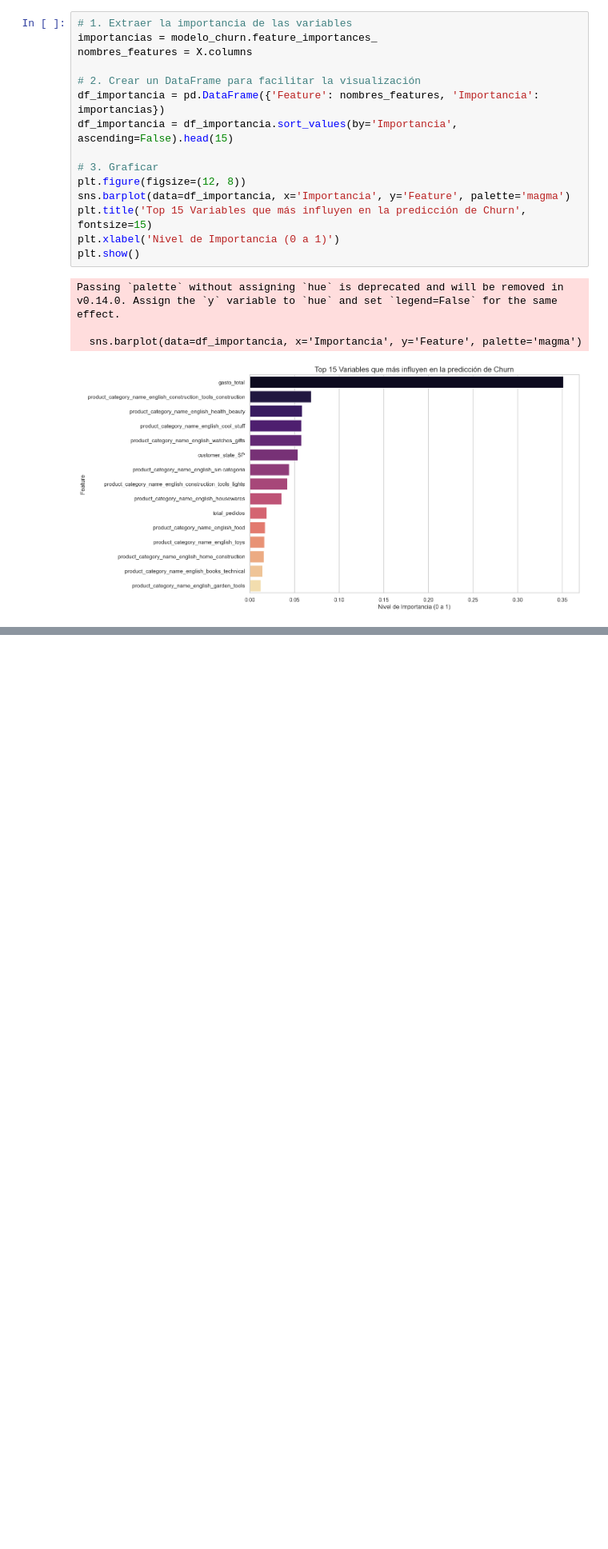
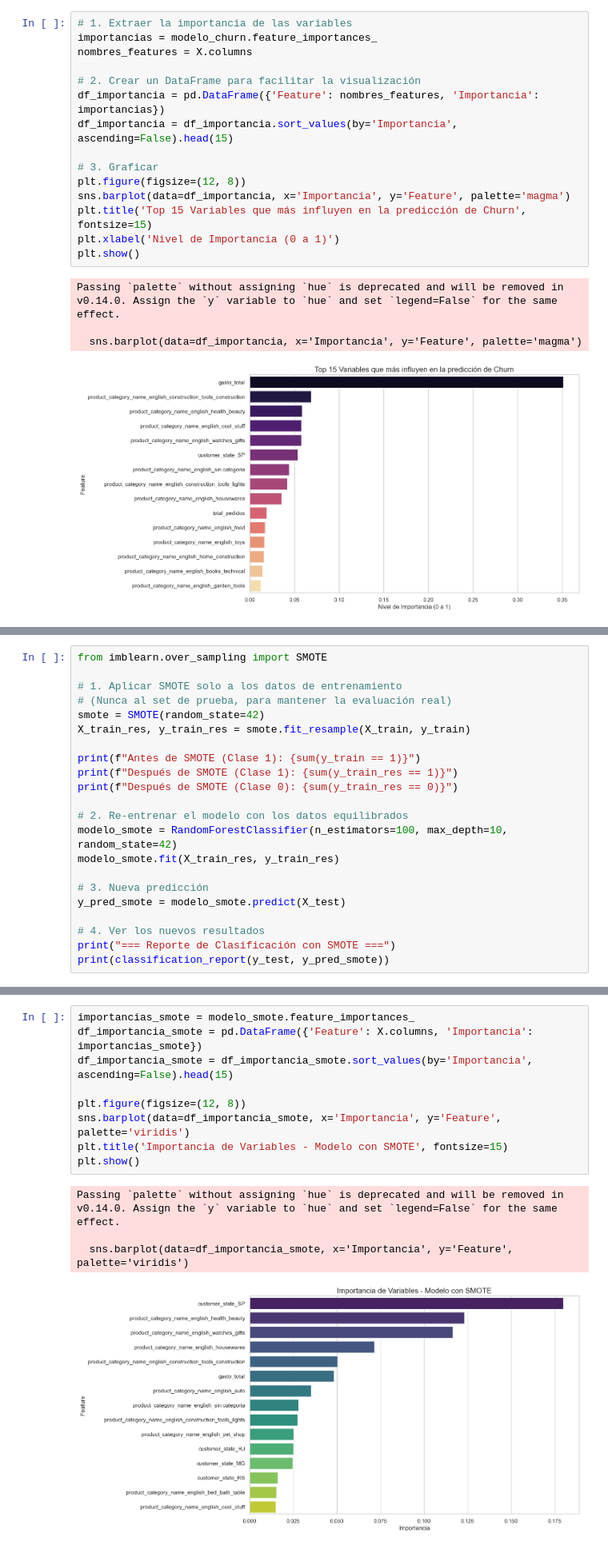
Before and after one commit to wilhayla/THE_HATCH_DATA_SCIENCE_OLIST_CHALLENGE, a Jupyter notebook: notbooks/02_feature_engineering.ipynb, the cells around one changed output, grey strips where cells are left out. Shown at 80% size. Drawn from its saved outputs; the diff is of its cells as text; blank space fills up the shorter version.

Commit message:
Codigo para reentranar al modelo con la tecnica de SMOTE

```diff
--- a/notbooks/02_feature_engineering.ipynb
+++ b/notbooks/02_feature_engineering.ipynb
@@ -835,0 +838,22 @@ Passing `palette` without assigning `hue` is deprecated and will be removed in v
+# %%
+from imblearn.over_sampling import SMOTE
+
+# 1. Aplicar SMOTE solo a los datos de entrenamiento
+# (Nunca al set de prueba, para mantener la evaluación real)
+smote = SMOTE(random_state=42)
+X_train_res, y_train_res = smote.fit_resample(X_train, y_train)
+
+print(f"Antes de SMOTE (Clase 1): {sum(y_train == 1)}")
+print(f"Después de SMOTE (Clase 1): {sum(y_train_res == 1)}")
+print(f"Después de SMOTE (Clase 0): {sum(y_train_res == 0)}")
+
+# 2. Re-entrenar el modelo con los datos equilibrados
+modelo_smote = RandomForestClassifier(n_estimators=100, max_depth=10, random_state=42)
+modelo_smote.fit(X_train_res, y_train_res)
+
+# 3. Nueva predicción
+y_pred_smote = modelo_smote.predict(X_test)
+
+# 4. Ver los nuevos resultados
+print("=== Reporte de Clasificación con SMOTE ===")
+print(classification_report(y_test, y_pred_smote))
@@ -835,0 +873,14 @@ Passing `palette` without assigning `hue` is deprecated and will be removed in v
+# %%
+importancias_smote = modelo_smote.feature_importances_
+df_importancia_smote = pd.DataFrame({'Feature': X.columns, 'Importancia': importancias_smote})
+df_importancia_smote = df_importancia_smote.sort_values(by='Importancia', ascending=False).head(15)
+
+plt.figure(figsize=(12, 8))
+sns.barplot(data=df_importancia_smote, x='Importancia', y='Feature', palette='viridis')
+plt.title('Importancia de Variables - Modelo con SMOTE', fontsize=15)
+plt.show()
+# %% [output]
+Passing `palette` without assigning `hue` is deprecated and will be removed in v0.14.0. Assign the `y` variable to `hue` and set `legend=False` for the same effect.
+
+  sns.barplot(data=df_importancia_smote, x='Importancia', y='Feature', palette='viridis')
+[figure, added]
```
Also changed, not shown: parts of 2 cells of this notebook.
